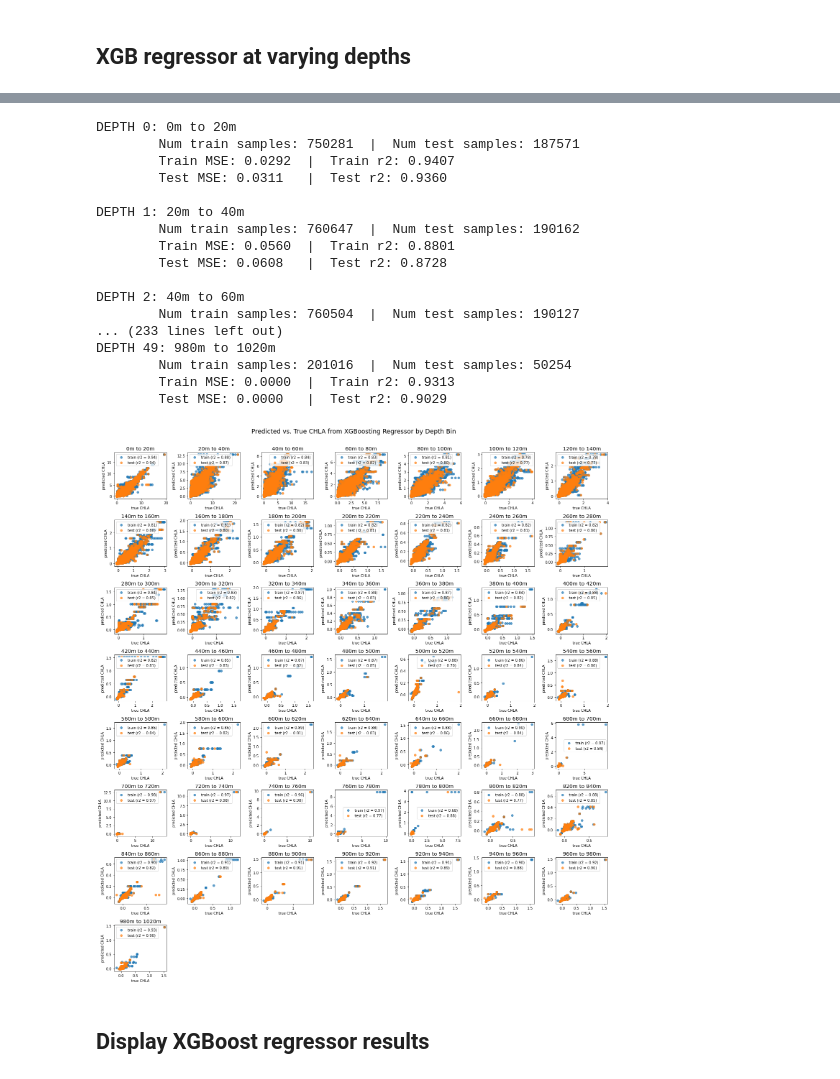
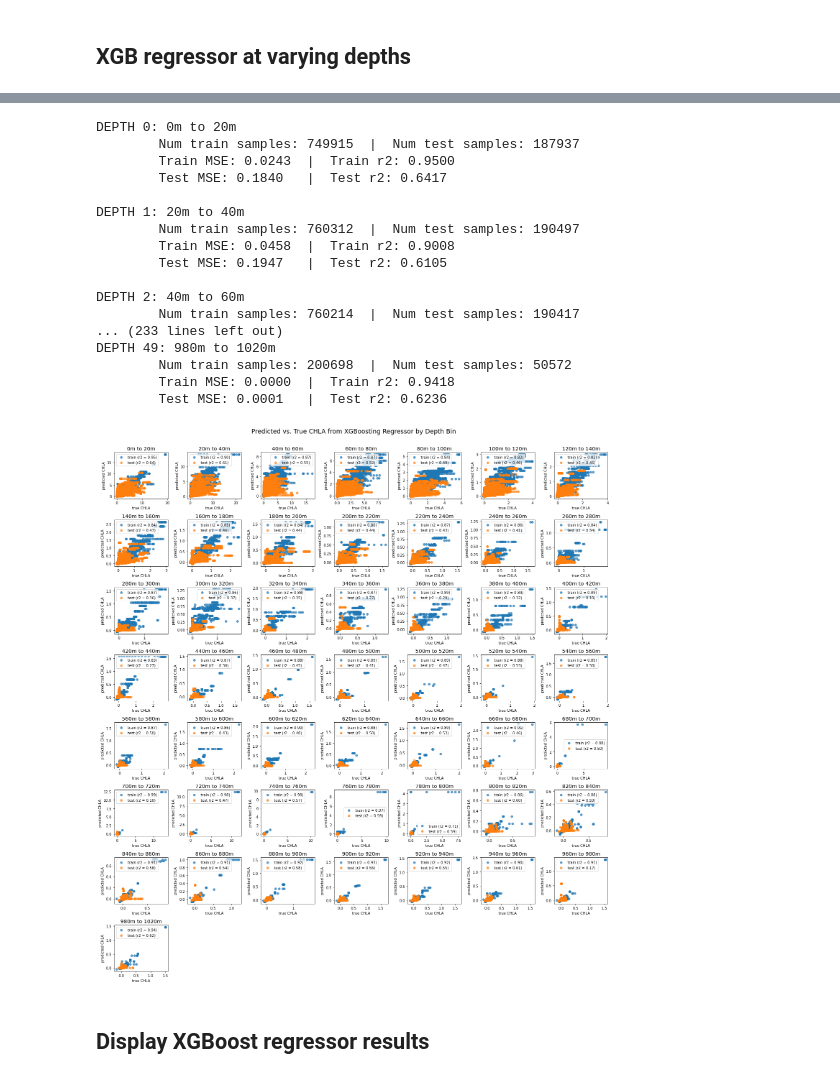
Before and after one commit to gnyirjesy/ocean-depth-characterization, a Jupyter notebook: preliminary_models/xgb_feature_selection_ejd.ipynb, the cells around one changed output, grey strips where cells are left out. Drawn from its saved outputs; the diff is of its cells as text; code cells hidden in the pictures.

Commit message:
refined feat selection; normalized euphotic depth

```diff
--- a/preliminary_models/xgb_feature_selection_ejd.ipynb
+++ b/preliminary_models/xgb_feature_selection_ejd.ipynb
@@ -102,12 +182,10 @@ def get_data_by_depth(df, depth_bin):
 # %%
-def split_and_standardize(data_df, test_size=0.2):
+def standardize(train_data_df, test_data_df):
 
-    X = data_df.drop(columns='CHLA')
-    y = data_df['CHLA']
-    X_train, X_test, y_train, y_test = train_test_split(X, y, test_size=test_size, random_state=42)
-
-    X_train._is_copy = None
-    X_test._is_copy = None
+    X_train = train_data_df.drop(columns='CHLA')
+    y_train = train_data_df['CHLA']
+    X_test = test_data_df.drop(columns='CHLA')
+    y_test = test_data_df['CHLA']
 
     # perform (training) mean inputation for missing values by column
     for c in X_train.columns:
@@ -204,0 +231,8 @@ df
+# %%
+try:
+    train_df = train_df.drop(columns='depth_bin')
+except:
+    pass
+
+train_df.insert(loc=list(train_df.columns).index('PRES')+1, column='depth_bin', value=depth_bins)
+train_df
@@ -204,0 +253,8 @@ df
+# %%
+try:
+    test_df = test_df.drop(columns='depth_bin')
+except:
+    pass
+
+test_df.insert(loc=list(test_df.columns).index('PRES')+1, column='depth_bin', value=depth_bins)
+test_df
@@ -217,57 +286,56 @@ for depth_idx in range(len(bins)-1):
     if verbose > 0:
         print(f'DEPTH {depth_idx}: {bins[depth_idx]}m to {bins[depth_idx+1]}m')
 
-    # obtain data for this bin
-    data_df = get_data_by_depth(df, depth_bin=depth_idx)
+    # obtain train and test data for this bin
+    train_data_df = get_data_by_depth(train_df, depth_bin=depth_idx)
+    test_data_df = get_data_by_depth(test_df, depth_bin=depth_idx)
 
-    # train-test-split and standardization
-    X_train, X_test, y_train, y_test = split_and_standardize(data_df, test_size=0.2)
+    # standardize features based on training data
+    X_train, X_test, y_train, y_test = standardize(train_data_df, test_data_df)
 
     if verbose > 0:
         print(f'\tNum train samples: {X_train.shape[0]}', end='  |  ')
         print(f'Num test samples: {X_test.shape[0]}')
 
     # train, predict, and get scores for XGBoosting regressor
-    xgbr = XGBRegressor(n_estimators=100, max_depth=8, colsample_bytree=0.9)     # grow_policy = 'depthwise' or 'lossguide'
-#     scores = train_and_get_scores(xgbr, X_train, y_train, metrics=['neg_mean_squared_error', 'r2'], n_splits=3, verbose=verbose)
+    xgbr = XGBRegressor(n_estimators=50, max_depth=10, colsample_bytree=0.8)     # grow_policy = 'depthwise' or 'lossguide'
     train_preds, test_preds = fit_predict(xgbr, X_train, y_train, X_test, y_test)
 
     if verbose > 0:
         print(f'\tTrain MSE: {mean_squared_error(y_train, train_preds):.4f}', end='  |  ')
         print(f'Train r2: {r2_score(y_train, train_preds):.4f}')
         print(f'\tTest MSE: {mean_squared_error(y_test, test_preds):.4f}', end='   |  ')
         print(f'Test r2: {r2_score(y_test, test_preds):.4f}')
 
     # plot predictions vs. true values
     plot(depth_idx, bins, y_train, train_preds, y_test, test_preds, plt_n_cols=7)
 
     # add scores to results dataframe
-#     results_df.loc[results_df.shape[0]] = [depth_idx, (bins[depth_idx], bins[depth_idx+1]), data_df.shape[0]] + scores + [mean_squared_error(y_train, train_preds), r2_score(y_train, train_preds), mean_squared_error(y_test, test_preds), r2_score(y_test, test_preds)]
-    results_df.loc[results_df.shape[0]] = [depth_idx, (bins[depth_idx], bins[depth_idx+1]), data_df.shape[0]] + [mean_squared_error(y_train, train_preds), r2_score(y_train, train_preds), mean_squared_error(y_test, test_preds), r2_score(y_test, test_preds)]
+    results_df.loc[results_df.shape[0]] = [depth_idx, (bins[depth_idx], bins[depth_idx+1]), train_data_df.shape[0] + test_data_df.shape[0]] + [mean_squared_error(y_train, train_preds), r2_score(y_train, train_preds), mean_squared_error(y_test, test_preds), r2_score(y_test, test_preds)]
 
     if verbose > 0:
         print()
 
 plt.tight_layout()
 plt.show()
 # %% [output]
 DEPTH 0: 0m to 20m
-        Num train samples: 750281  |  Num test samples: 187571
-        Train MSE: 0.0292  |  Train r2: 0.9407
-        Test MSE: 0.0311   |  Test r2: 0.9360
+        Num train samples: 749915  |  Num test samples: 187937
+        Train MSE: 0.0243  |  Train r2: 0.9500
+        Test MSE: 0.1840   |  Test r2: 0.6417
 
 DEPTH 1: 20m to 40m
-        Num train samples: 760647  |  Num test samples: 190162
-        Train MSE: 0.0560  |  Train r2: 0.8801
-        Test MSE: 0.0608   |  Test r2: 0.8728
+        Num train samples: 760312  |  Num test samples: 190497
+        Train MSE: 0.0458  |  Train r2: 0.9008
+        Test MSE: 0.1947   |  Test r2: 0.6105
 
 DEPTH 2: 40m to 60m
-        Num train samples: 760504  |  Num test samples: 190127
+        Num train samples: 760214  |  Num test samples: 190417
 ... (233 lines left out)
 DEPTH 49: 980m to 1020m
-        Num train samples: 201016  |  Num test samples: 50254
-        Train MSE: 0.0000  |  Train r2: 0.9313
-        Test MSE: 0.0000   |  Test r2: 0.9029
+        Num train samples: 200698  |  Num test samples: 50572
+        Train MSE: 0.0000  |  Train r2: 0.9418
+        Test MSE: 0.0001   |  Test r2: 0.6236
-[figure, old version]
+[figure, new version]
 # %% [markdown]
 ## Display XGBoost regressor results
```
Also changed, not shown: parts of 21 cells of this notebook, 1 other file.
